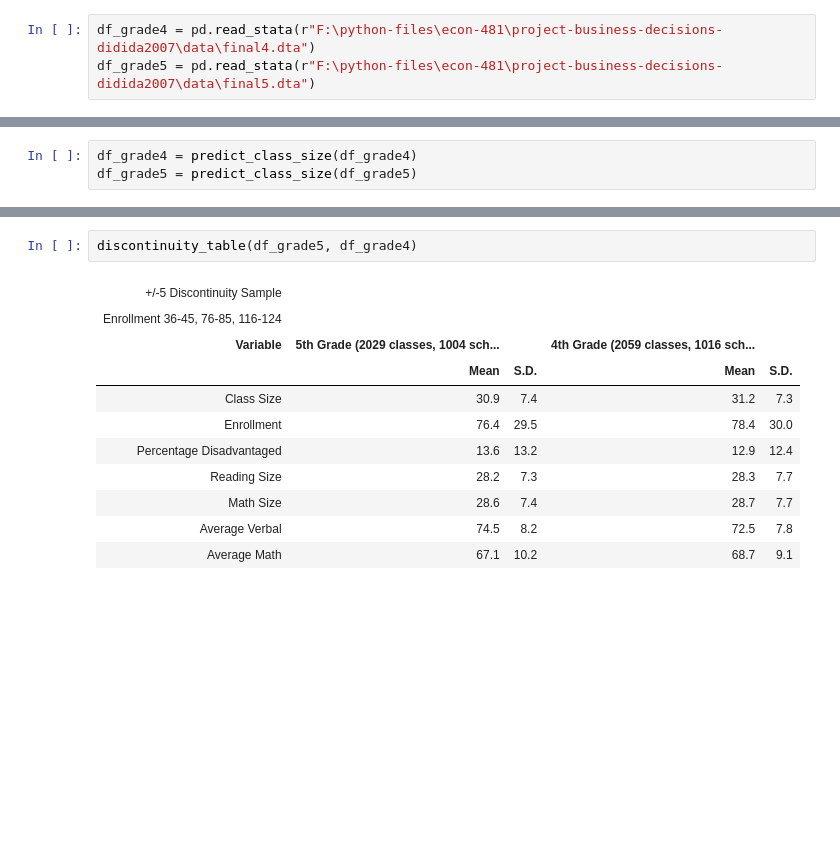
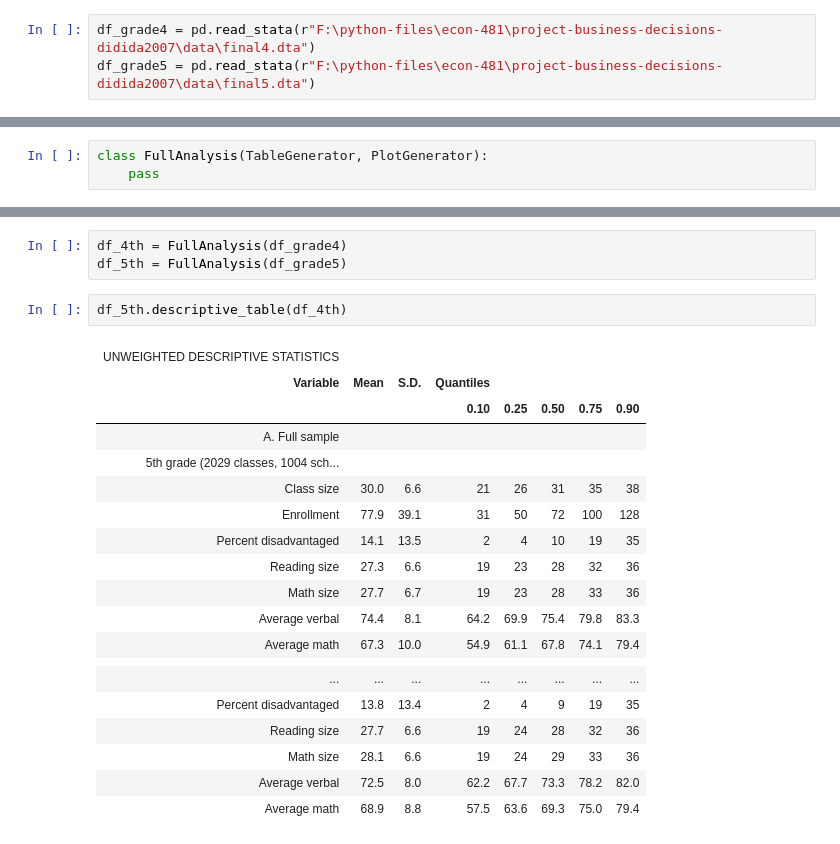
Before and after one commit to eisenhauerIO/project-business-decisions-didida2007, a Jupyter notebook: my-project.ipynb, the cells around one changed output, grey strips where cells are left out. Saved outputs shown, nothing was run; the diff lists cells and outputs as text; blank space fills up the shorter version.

```diff
--- a/my-project.ipynb
+++ b/my-project.ipynb
@@ -15,3 +14,3 @@ def predict_class_size(df):
 # %%
-df_grade4 = predict_class_size(df_grade4)
-df_grade5 = predict_class_size(df_grade5)
+class FullAnalysis(TableGenerator, PlotGenerator):
+    pass
@@ -138,14 +17,25 @@ def discontinuity_table(df1, df2):
+# %%
+df_4th = FullAnalysis(df_grade4)
+df_5th = FullAnalysis(df_grade5)
 # %%
-discontinuity_table(df_grade5, df_grade4)
+df_5th.descriptive_table(df_4th)
 # %% [output]
-| +/-5 Discontinuity Sample |  |  |  |  |
-| Enrollment 36-45, 76-85, 116-124 |  |  |  |  |
-| Variable | 5th Grade (2029 classes, 1004 sch... |  | 4th Grade (2059 classes, 1016 sch... |  |
-|  | Mean | S.D. | Mean | S.D. |
-| Class Size | 30.9 | 7.4 | 31.2 | 7.3 |
-| Enrollment | 76.4 | 29.5 | 78.4 | 30.0 |
-| Percentage Disadvantaged | 13.6 | 13.2 | 12.9 | 12.4 |
-| Reading Size | 28.2 | 7.3 | 28.3 | 7.7 |
-| Math Size | 28.6 | 7.4 | 28.7 | 7.7 |
-| Average Verbal | 74.5 | 8.2 | 72.5 | 7.8 |
-| Average Math | 67.1 | 10.2 | 68.7 | 9.1 |
+| UNWEIGHTED DESCRIPTIVE STATISTICS |  |  |  |  |  |  |  |
+| Variable | Mean | S.D. | Quantiles |  |  |  |  |
+|  |  |  | 0.10 | 0.25 | 0.50 | 0.75 | 0.90 |
+| A. Full sample |  |  |  |  |  |  |  |
+| 5th grade (2029 classes, 1004 sch... |  |  |  |  |  |  |  |
+| Class size | 30.0 | 6.6 | 21 | 26 | 31 | 35 | 38 |
+| Enrollment | 77.9 | 39.1 | 31 | 50 | 72 | 100 | 128 |
+| Percent disadvantaged | 14.1 | 13.5 | 2 | 4 | 10 | 19 | 35 |
+| Reading size | 27.3 | 6.6 | 19 | 23 | 28 | 32 | 36 |
+| Math size | 27.7 | 6.7 | 19 | 23 | 28 | 33 | 36 |
+| Average verbal | 74.4 | 8.1 | 64.2 | 69.9 | 75.4 | 79.8 | 83.3 |
+| Average math | 67.3 | 10.0 | 54.9 | 61.1 | 67.8 | 74.1 | 79.4 |
+|  |  |  |  |  |  |  |  |
+| ... | ... | ... | ... | ... | ... | ... | ... |
+| Percent disadvantaged | 13.8 | 13.4 | 2 | 4 | 9 | 19 | 35 |
+| Reading size | 27.7 | 6.6 | 19 | 24 | 28 | 32 | 36 |
+| Math size | 28.1 | 6.6 | 19 | 24 | 29 | 33 | 36 |
+| Average verbal | 72.5 | 8.0 | 62.2 | 67.7 | 73.3 | 78.2 | 82.0 |
+| Average math | 68.9 | 8.8 | 57.5 | 63.6 | 69.3 | 75.0 | 79.4 |
```
Also changed, not shown: parts of 20 cells of this notebook, 4 other files.
